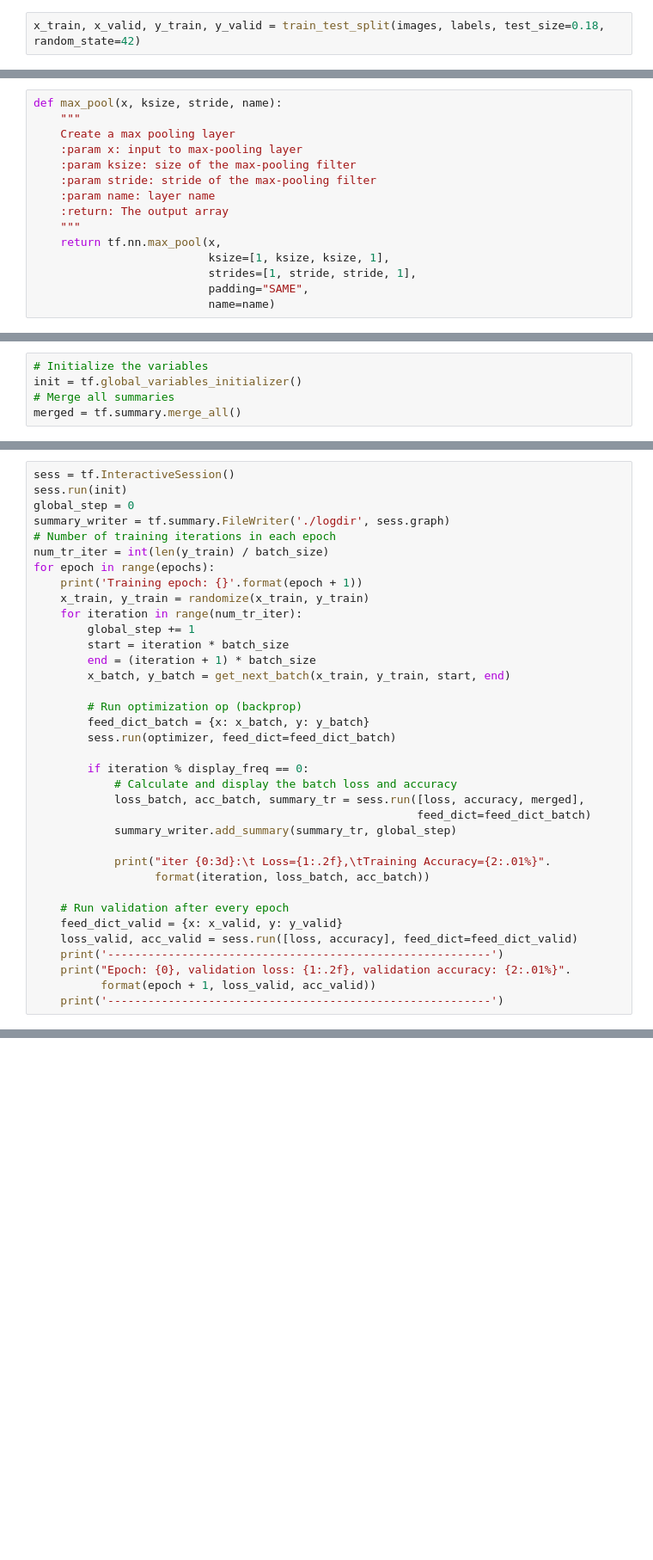
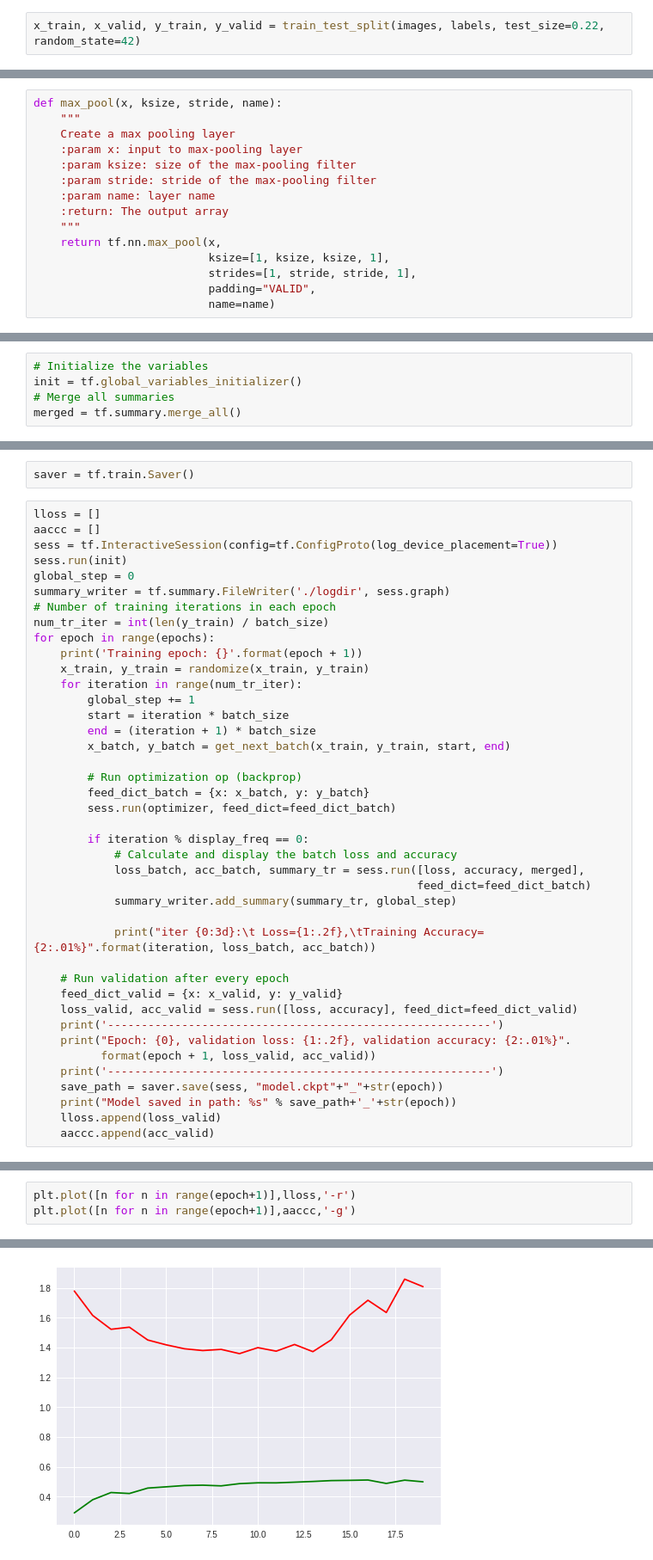
Before and after one commit to aadityachapagain/Facial_Recognition_System, a Jupyter notebook: Emotion.ipynb, the cells around one changed output, grey strips where cells are left out. Shown at 86% size. Drawn from its saved outputs; the diff is of its cells as text; blank space fills up the shorter version.

```diff
--- a/Emotion.ipynb
+++ b/Emotion.ipynb
@@ -167,2 +39,2 @@ labels.shape
 # %%
-x_train, x_valid, y_train, y_valid = train_test_split(images, labels, test_size=0.18, random_state=42)
+x_train, x_valid, y_train, y_valid = train_test_split(images, labels, test_size=0.22, random_state=42)
@@ -227,7 +93,7 @@ def max_pool(x, ksize, stride, name):
     return tf.nn.max_pool(x,
                           ksize=[1, ksize, ksize, 1],
                           strides=[1, stride, stride, 1],
-                          padding="SAME",
+                          padding="VALID",
                           name=name)
 # %%
 def flatten_layer(layer):
@@ -326,5 +202,9 @@ y_train.shape
+# %%
+saver = tf.train.Saver()
 # %%
-sess = tf.InteractiveSession()
+lloss = []
+aaccc = []
+sess = tf.InteractiveSession(config=tf.ConfigProto(log_device_placement=True))
 sess.run(init)
 global_step = 0
 summary_writer = tf.summary.FileWriter('./logdir', sess.graph)
@@ -349,8 +229,7 @@ for epoch in range(epochs):
                                                          feed_dict=feed_dict_batch)
             summary_writer.add_summary(summary_tr, global_step)
 
-            print("iter {0:3d}:\t Loss={1:.2f},\tTraining Accuracy={2:.01%}".
-                  format(iteration, loss_batch, acc_batch))
+            print("iter {0:3d}:\t Loss={1:.2f},\tTraining Accuracy={2:.01%}".format(iteration, loss_batch, acc_batch))
 
     # Run validation after every epoch
     feed_dict_valid = {x: x_valid, y: y_valid}
@@ -359,5 +238,9 @@ for epoch in range(epochs):
     print("Epoch: {0}, validation loss: {1:.2f}, validation accuracy: {2:.01%}".
           format(epoch + 1, loss_valid, acc_valid))
     print('---------------------------------------------------------')
+    save_path = saver.save(sess, "model.ckpt"+"_"+str(epoch))
+    print("Model saved in path: %s" % save_path+'_'+str(epoch))
+    lloss.append(loss_valid)
+    aaccc.append(acc_valid)
 # %% [output]
 Training epoch: 1
@@ -455,0 +265,4 @@ tf.__version__
+# %%
+plt.plot([n for n in range(epoch+1)],lloss,'-r')
+plt.plot([n for n in range(epoch+1)],aaccc,'-g')
+# %% [output]
@@ -455,0 +270 @@ tf.__version__
+[figure, added]
```
Also changed, not shown: parts of 53 cells of this notebook, 4 other files.
